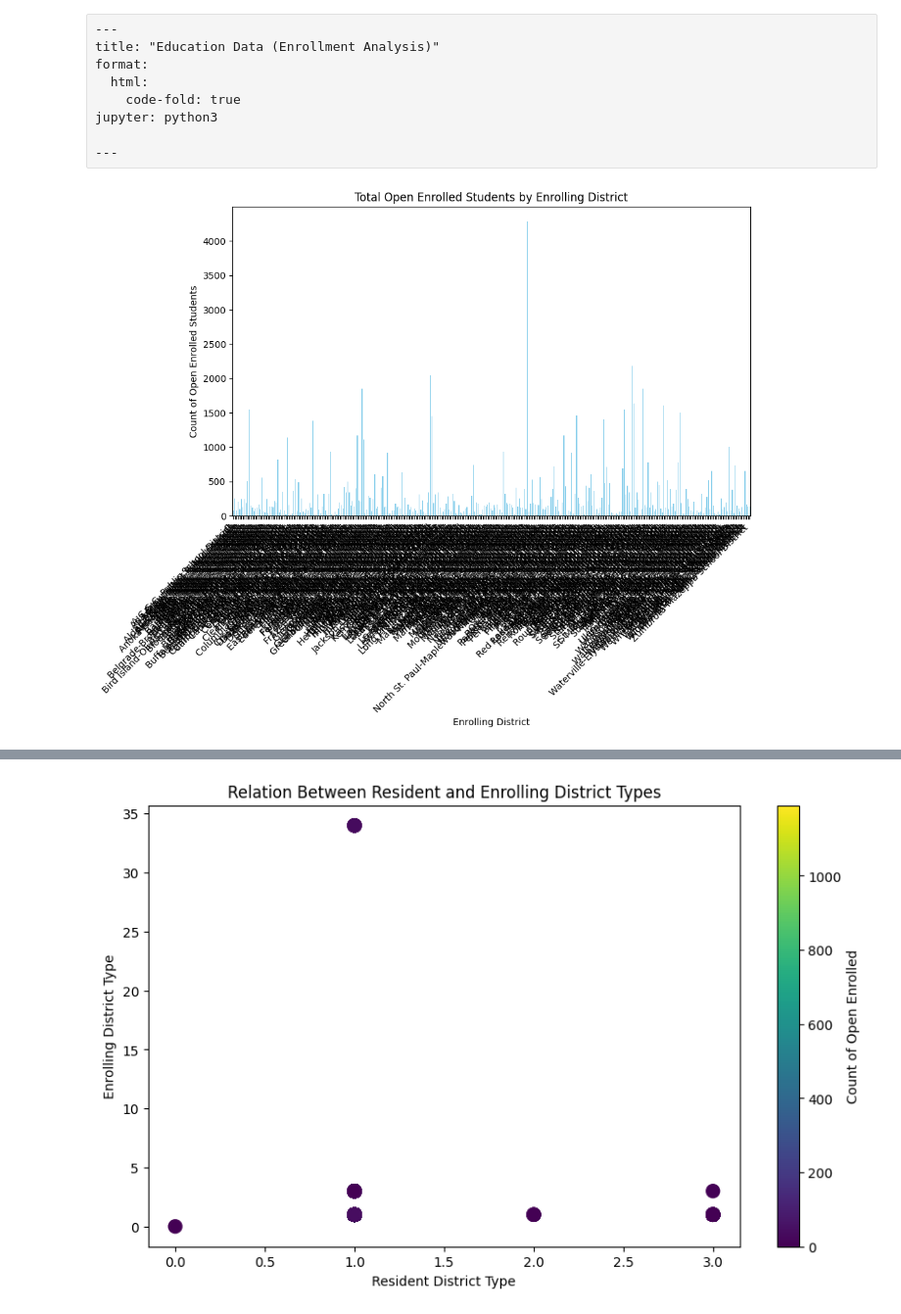
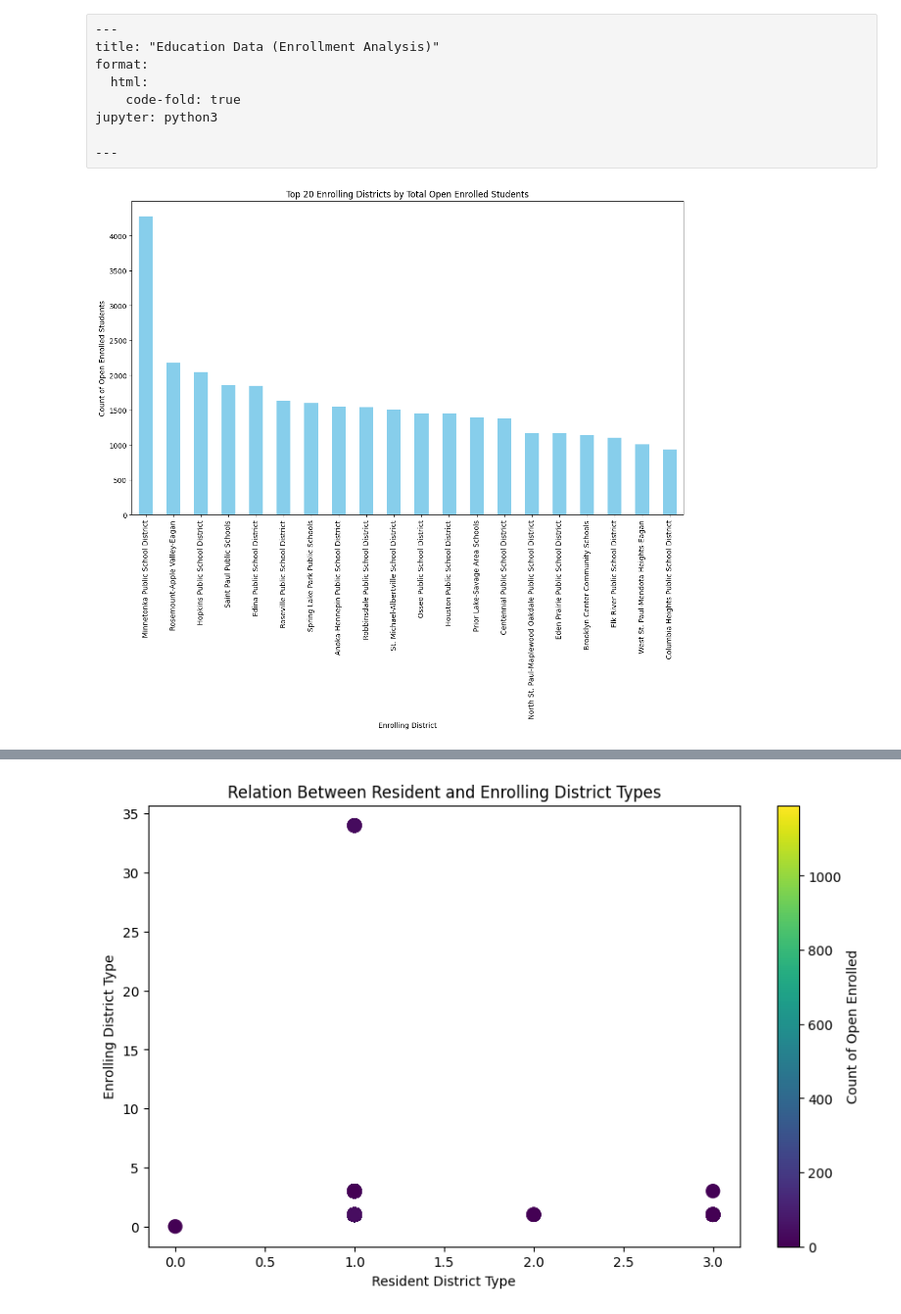
Before and after one commit to sahab-bahaji/education-data, a Jupyter notebook: docs/hello.ipynb, the cells around one changed output, grey strips where cells are left out. Shown at 98% size. Cells and saved outputs as stored; diff of their text form; code cells hidden in the pictures.

```diff
--- a/docs/hello.ipynb
+++ b/docs/hello.ipynb
@@ -30,16 +30,19 @@ df['Count of Open Enrolled'] = df['Count of Open Enrolled'].astype(int)
 df['Resident District Number'] = df['Resident District Number'].astype(int)
 df['Resident District Type'] = df['Resident District Type'].astype(int)
 # %%
-# Group by Enrolling District and sum the open enrolled counts
 district_enrollment = df.groupby('Enrolling District')['Count of Open Enrolled'].sum()
 
-# Plot the data
-district_enrollment.plot(kind='bar', figsize=(10, 6), color='skyblue')
-plt.title('Total Open Enrolled Students by Enrolling District')
+# Sort by the count of open enrolled students in descending order and select the top 20
+top_20_districts = district_enrollment.sort_values(ascending=False).head(20)
+
+# Plot the data with a larger figure size and rotated labels
+plt.figure(figsize=(14, 8))  # Increase figure size
+top_20_districts.plot(kind='bar', color='skyblue')
+plt.title('Top 20 Enrolling Districts by Total Open Enrolled Students')
 plt.ylabel('Count of Open Enrolled Students')
 plt.xlabel('Enrolling District')
-plt.xticks(rotation=45, ha='right')
+plt.xticks(rotation=90, ha='center')  # Rotate x-axis labels 90 degrees, centered alignment
 plt.show()
 # %% [output]
-[figure, old version]
+[figure, new version]
 # %%
```
Also changed, not shown: parts of 4 cells of this notebook, 6 other files.
